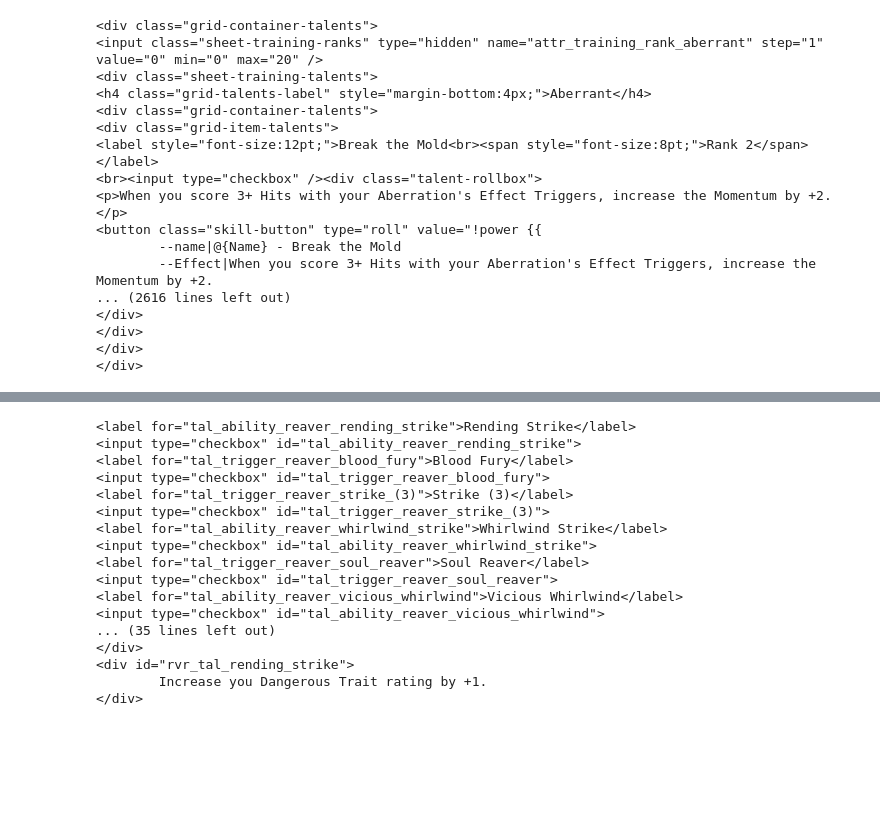
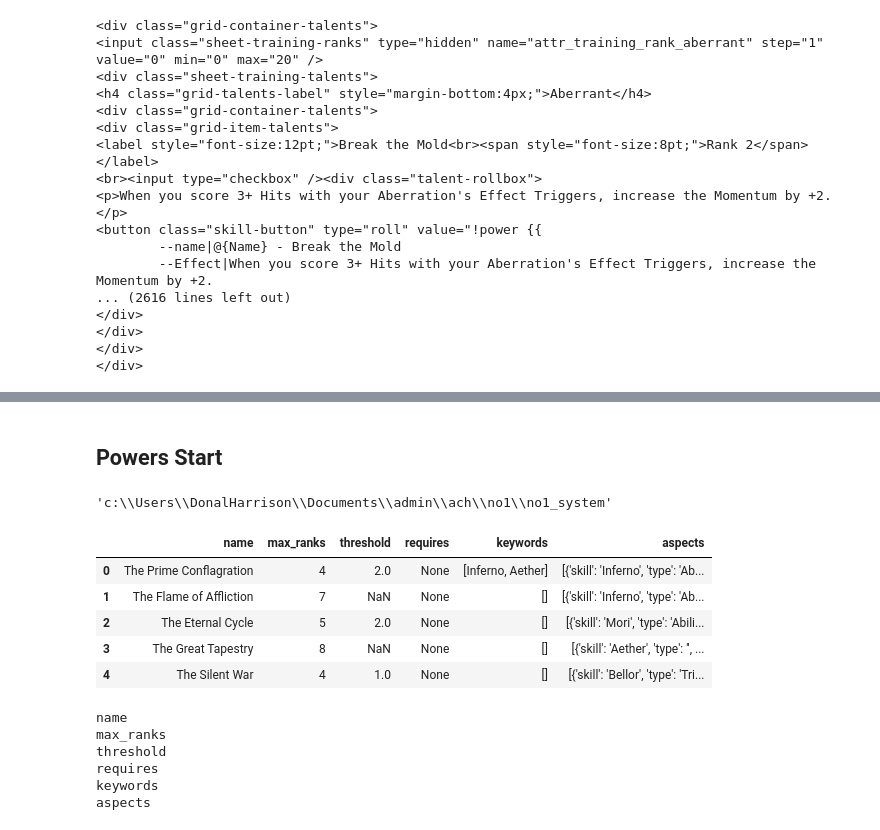
Before and after one commit to donalharrison/no1_system, a Jupyter notebook: code/build_character_sheet/nb_build_character_sheet.ipynb, the cells around one changed output, grey strips where cells are left out. Saved outputs shown, nothing was run; the diff lists cells and outputs as text; code cells hidden in the pictures; blank space fills up the shorter version.

Commit message:
working on technique powercards

```diff
--- a/code/build_character_sheet/nb_build_character_sheet.ipynb
+++ b/code/build_character_sheet/nb_build_character_sheet.ipynb
@@ -637,20 +531,31 @@ print(str_cbox)
-# %%
-print(str_cbox + '\n'+  str_div)
-# %% [output]
-<label for="tal_ability_reaver_rending_strike">Rending Strike</label>
-<input type="checkbox" id="tal_ability_reaver_rending_strike">
-<label for="tal_trigger_reaver_blood_fury">Blood Fury</label>
-<input type="checkbox" id="tal_trigger_reaver_blood_fury">
-<label for="tal_trigger_reaver_strike_(3)">Strike (3)</label>
-<input type="checkbox" id="tal_trigger_reaver_strike_(3)">
-<label for="tal_ability_reaver_whirlwind_strike">Whirlwind Strike</label>
-<input type="checkbox" id="tal_ability_reaver_whirlwind_strike">
-<label for="tal_trigger_reaver_soul_reaver">Soul Reaver</label>
-<input type="checkbox" id="tal_trigger_reaver_soul_reaver">
-<label for="tal_ability_reaver_vicious_whirlwind">Vicious Whirlwind</label>
-<input type="checkbox" id="tal_ability_reaver_vicious_whirlwind">
-... (35 lines left out)
-</div>
-<div id="rvr_tal_rending_strike">
-        Increase you Dangerous Trait rating by +1.
-</div>
+# %% [markdown]
+## Powers Start
+# %%
+os.getcwd()
+# %% [output]
+'c:\\Users\\DonalHarrison\\Documents\\admin\\ach\\no1\\no1_system'
+# %%
+f = open('./docs/_data/powers.json', 'r')
+powers_data = json.load(f)
+f.close()
+# %%
+df_arcana = pd.DataFrame.from_records(powers_data['arcana'])
+# %%
+df_arcana.head()
+# %% [output]
+|  | name | max_ranks | threshold | requires | keywords | aspects |
+| 0 | The Prime Conflagration | 4 | 2.0 | None | [Inferno, Aether] | [{'skill': 'Inferno', 'type': 'Ab... |
+| 1 | The Flame of Affliction | 7 | NaN | None | [] | [{'skill': 'Inferno', 'type': 'Ab... |
+| 2 | The Eternal Cycle | 5 | 2.0 | None | [] | [{'skill': 'Mori', 'type': 'Abili... |
+| 3 | The Great Tapestry | 8 | NaN | None | [] | [{'skill': 'Aether', 'type': '', ... |
+| 4 | The Silent War | 4 | 1.0 | None | [] | [{'skill': 'Bellor', 'type': 'Tri... |
+# %%
+for arc in df_arcana:
+    print(arc)
+# %% [output]
+name
+max_ranks
+threshold
+requires
+keywords
+aspects
```
Also changed, not shown: parts of 26 cells of this notebook, 1 other file.
